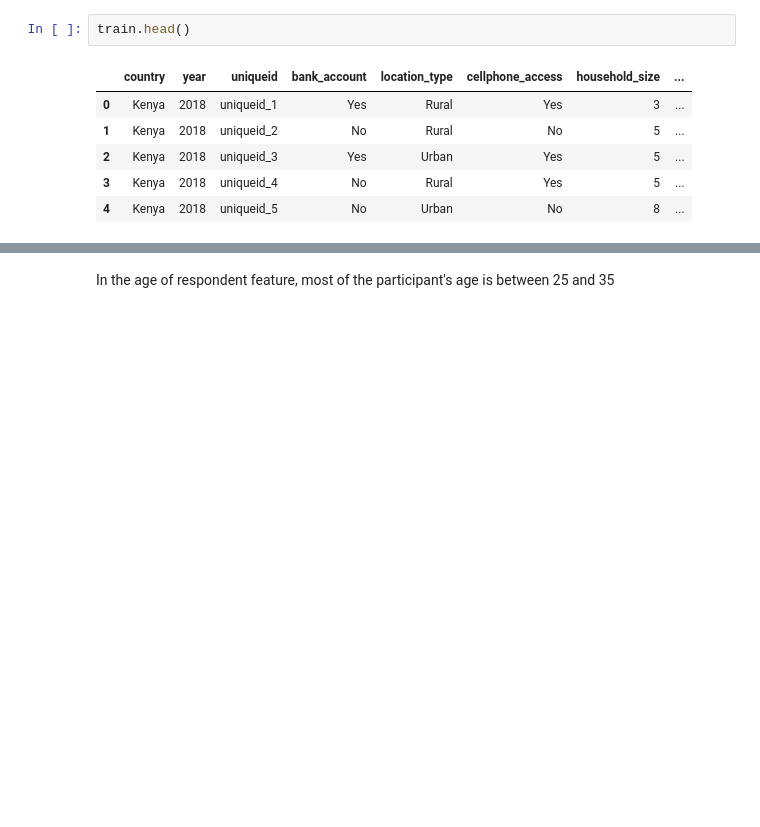
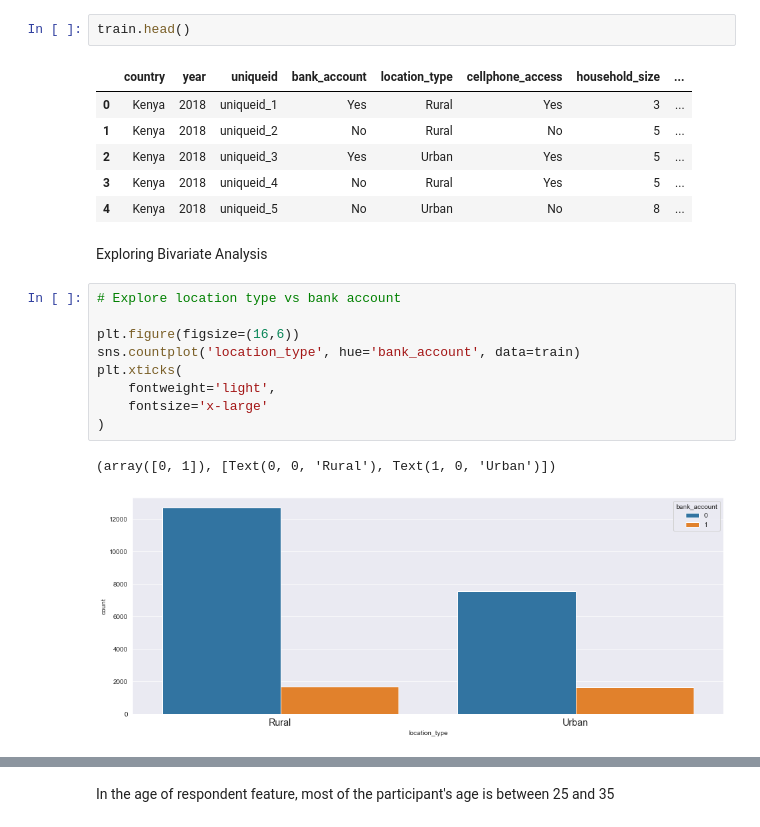
Before and after one commit to Eben-Success/ML_Financial_Inclusion_In_Africa, a Jupyter notebook: StarterNotebook.ipynb, the cells around one changed output, grey strips where cells are left out. Saved outputs shown, nothing was run; the diff lists cells and outputs as text; blank space fills up the shorter version.

```diff
--- a/StarterNotebook.ipynb
+++ b/StarterNotebook.ipynb
@@ -313,3 +313,17 @@ train.head()
 | 2 | Kenya | 2018 | uniqueid_3 | Yes | Urban | Yes | 5 | ... |
 | 3 | Kenya | 2018 | uniqueid_4 | No | Rural | Yes | 5 | ... |
 | 4 | Kenya | 2018 | uniqueid_5 | No | Urban | No | 8 | ... |
+# %% [markdown]
+Exploring Bivariate Analysis
+# %%
+# Explore location type vs bank account
+
+plt.figure(figsize=(16,6))
+sns.countplot('location_type', hue='bank_account', data=train)
+plt.xticks(
+    fontweight='light',
+    fontsize='x-large'
+)
+# %% [output]
+(array([0, 1]), [Text(0, 0, 'Rural'), Text(1, 0, 'Urban')])
+[figure, added]
```
Also changed, not shown: parts of 3 cells of this notebook.
